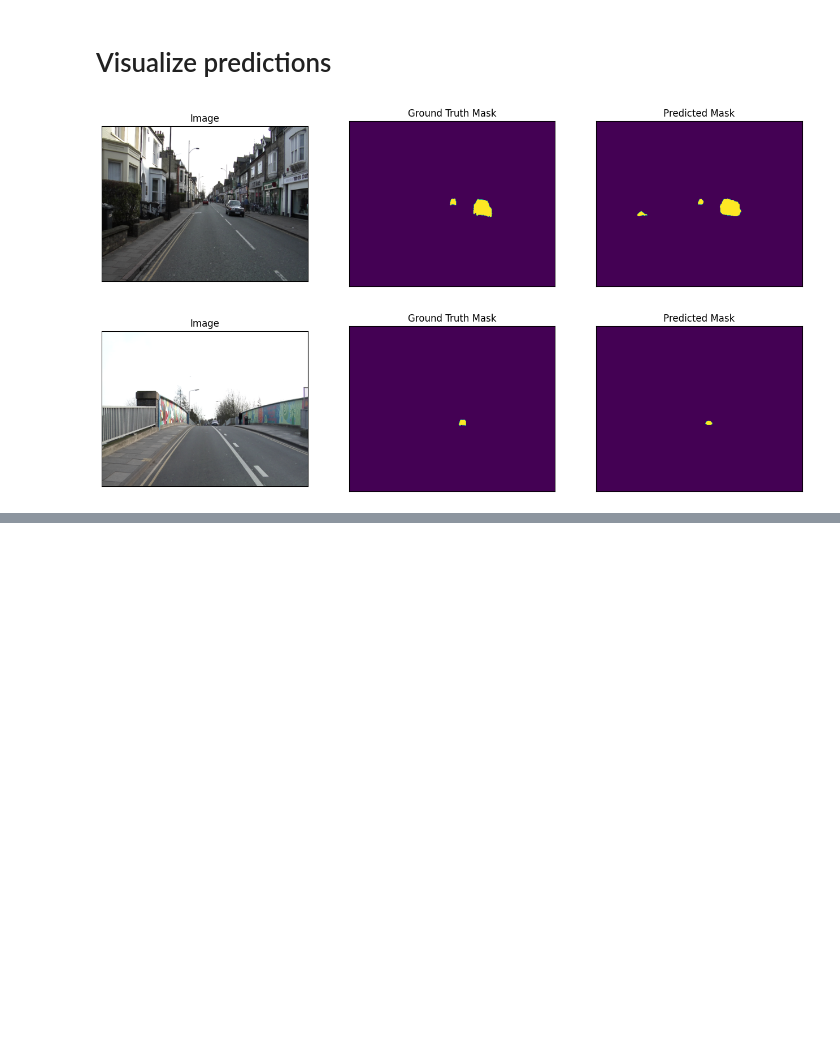
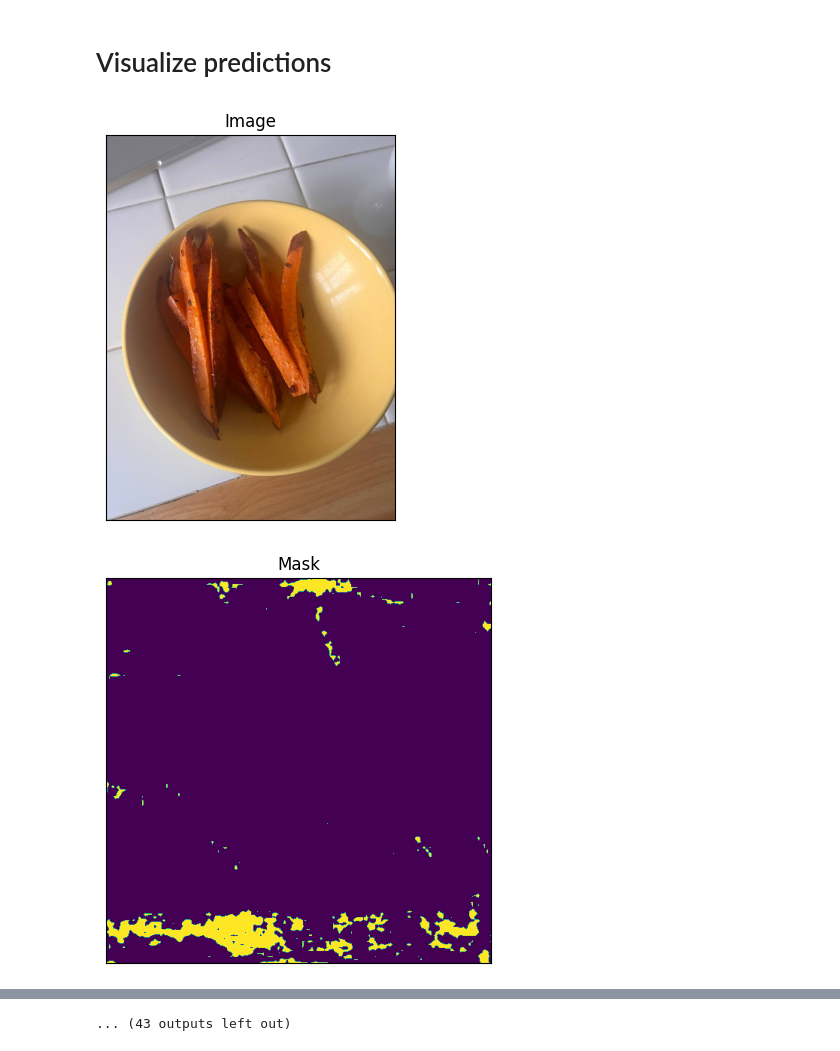
Before and after one commit to VakhromeevaKate/be-smp-segmentation, a Jupyter notebook: BeSMPSegmentation.ipynb, the cells around one changed output, grey strips where cells are left out. Saved outputs shown, nothing was run; the diff lists cells and outputs as text; code cells hidden in the pictures; blank space fills up the shorter version.

Commit message:
add img size and mask visualize

```diff
--- a/BeSMPSegmentation.ipynb
+++ b/BeSMPSegmentation.ipynb
@@ -408,24 +422,27 @@ test_dataset_vis = Dataset(
     x_test_dir, y_test_dir,
     classes=CLASSES,
 )
+# %%
+def visualise_masks(masks_tensor, classes = CLASSES):
+    for i in range(len(classes)):
+        visualize(mask=masks_tensor[i])
 # %%
 for i in range(5):
     n = np.random.choice(len(test_dataset))
 
     image_vis = test_dataset_vis[n][0].astype('uint8')
     image, gt_mask = test_dataset[n]
 
     gt_mask = gt_mask.squeeze()
 
     x_tensor = torch.from_numpy(image).to(DEVICE).unsqueeze(0)
     pr_mask = best_model.predict(x_tensor)
     pr_mask = (pr_mask.squeeze().cpu().numpy().round())
 
     visualize(
         image=image_vis,
-        #ground_truth_mask=gt_mask, # нужно научиться представлять это все в виде нормальной маски, а не тензора W * H * 10
-        #predicted_mask=pr_mask
     )
+    visualise_masks(pr_mask)
 # %% [output]
-[figure, old version]
+[figure, new version]
-[figure, old version]
+[figure, new version]
@@ -434,0 +459 @@ for i in range(5):
+... (43 outputs left out)
```
Also changed, not shown: parts of 3 cells of this notebook, 1 other file.
